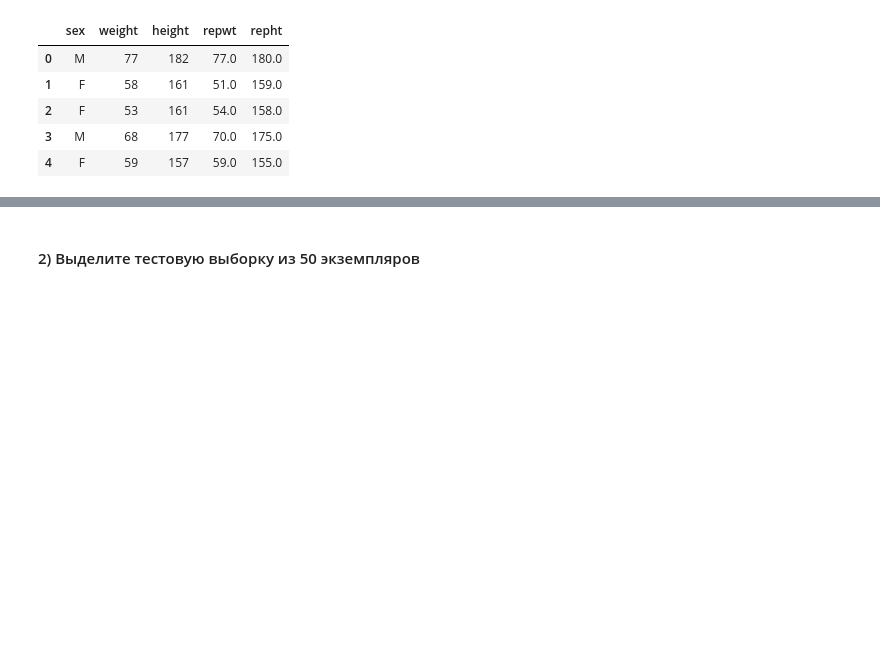
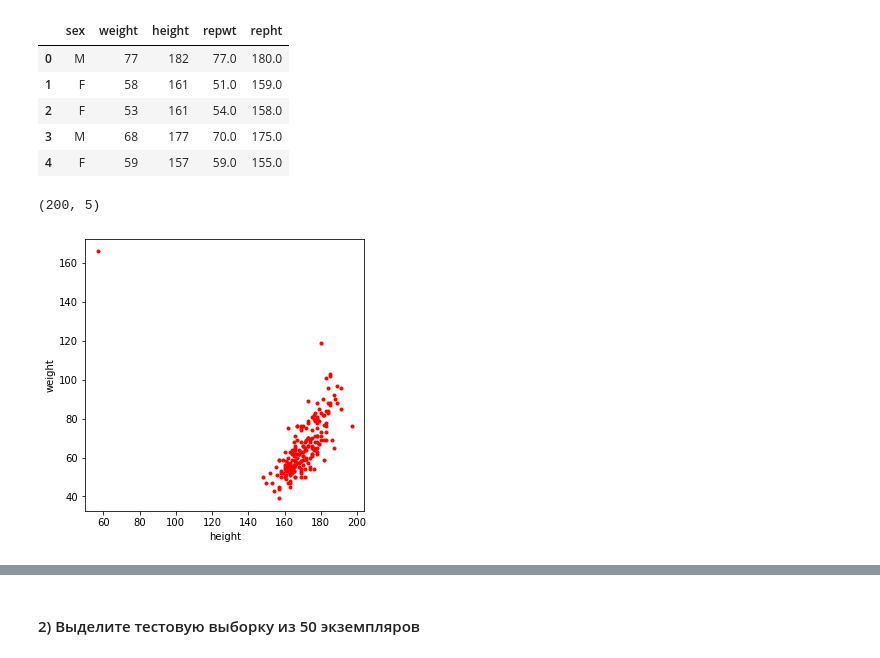
Before and after one commit to Bratko73/ML_Labs, a Jupyter notebook: Lab2/Lab2.ipynb, the cells around one changed output, grey strips where cells are left out. Cells and saved outputs as stored; diff of their text form; code cells hidden in the pictures; blank space fills up the shorter version.

```diff
--- a/Lab2/Lab2.ipynb
+++ b/Lab2/Lab2.ipynb
@@ -406,3 +187,15 @@ davis.head()
 | 2 | F | 53 | 161 | 54.0 | 158.0 |
 | 3 | M | 68 | 177 | 70.0 | 175.0 |
 | 4 | F | 59 | 157 | 59.0 | 155.0 |
+# %%
+davis.shape
+# %% [output]
+(200, 5)
+# %%
+plt.figure(figsize=(5,5))
+plt.plot(davis['height'].to_numpy(),davis['weight'].to_numpy(),'.r')
+plt.xlabel('height')
+plt.ylabel('weight')
+plt.show()
+# %% [output]
+[figure, added]
```
Also changed, not shown: parts of 77 cells of this notebook, 3 other files.
